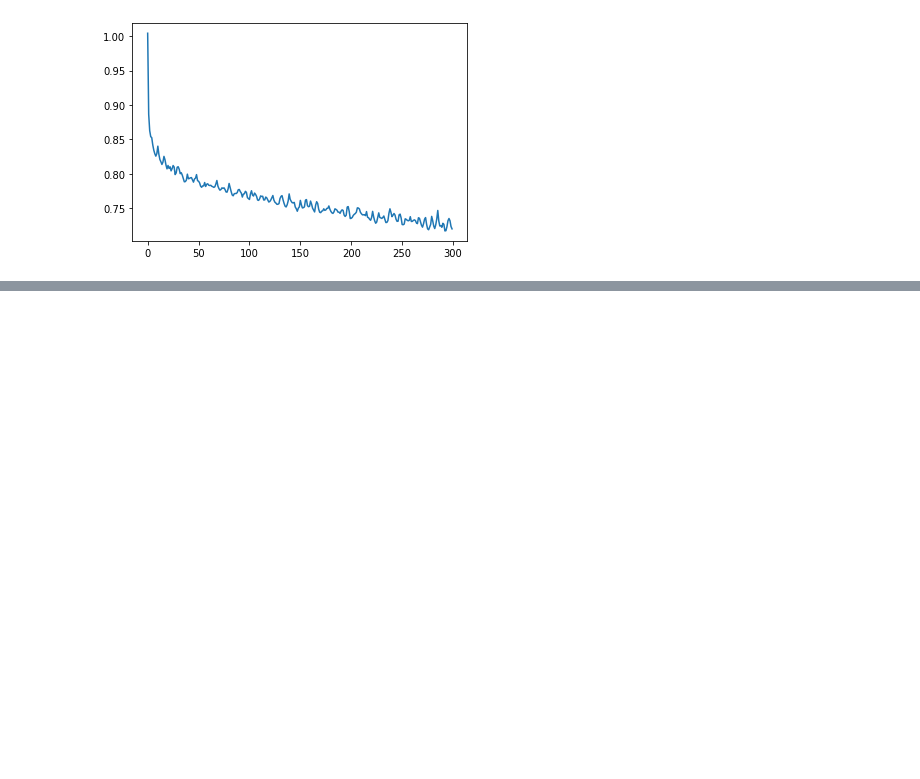
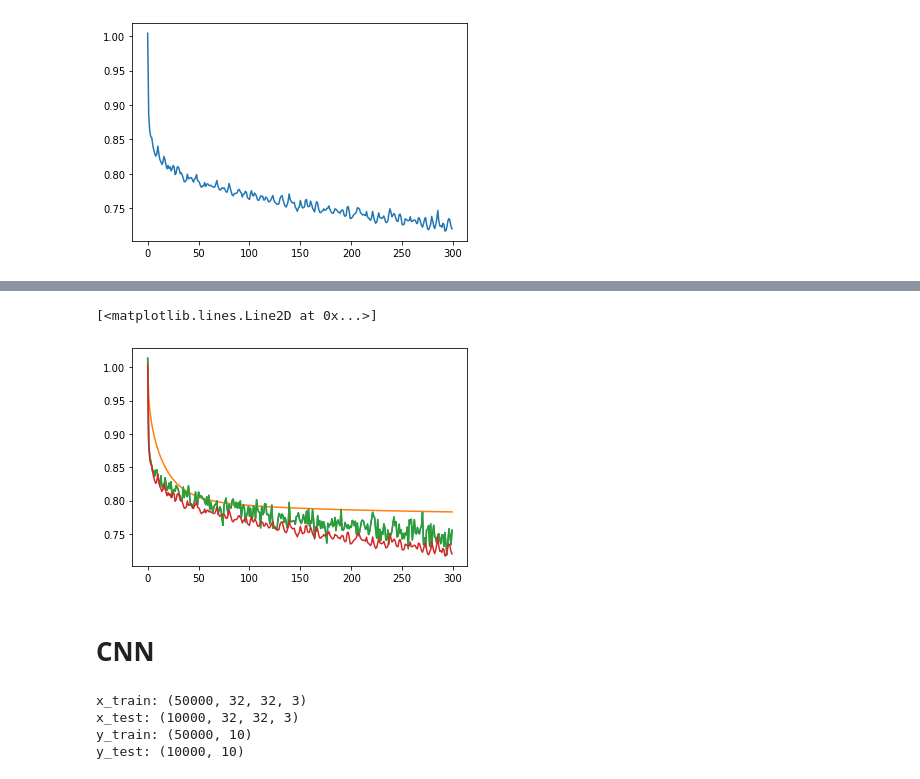
Before and after one commit to OshanJayawardana/Classification-Model-Comparison-CIFAR-10, a Jupyter notebook: A04_180437U.ipynb, the cells around one changed output, grey strips where cells are left out. Cells and saved outputs as stored; diff of their text form; code cells hidden in the pictures; blank space fills up the shorter version.

```diff
--- a/A04_180437U.ipynb
+++ b/A04_180437U.ipynb
@@ -231,0 +237,9 @@ plt.plot(x_axis,loss_historyn)
+# %%
+batch_size = 500
+H=200
+iterations = 300
+lr = 1.4e-2
+lr_decay= 0.999
+reg = 5e-6 #lamda
+
+w1m,b1m,w2m,b2m,loss_historym,train_acc_historym,val_acc_historym=layer2(x_train,y_train,x_test,y_test,batch_size,H,K,Din,lr,lr_decay,reg)
@@ -231,0 +264,10 @@ plt.plot(x_axis,loss_historyn)
+# %%
+plt.plot(x_axis,loss_historym)
+plt.plot(x_axis,loss_history)
+plt.plot(x_axis,loss_historym)
+plt.plot(x_axis,loss_historyn)
+# %% [output]
+[<matplotlib.lines.Line2D at 0x...>]
+[figure, added]
+# %% [markdown]
+# CNN
@@ -231,0 +276,28 @@ plt.plot(x_axis,loss_historyn)
+# %%
+(x_train, y_train), (x_test, y_test) = keras.datasets.cifar10.load_data()
+
+K = len(np.unique(y_train)) # Classes #np.unique Find the unique elements of an array.
+Ntr = x_train.shape[0]
+Nte = x_test.shape[0]
+Din = x_train.shape[1]*x_train.shape[2]*x_train.shape[3] # CIFAR10
+
+# Normalize pixel values
+#x_train, x_test = x_train / 255.0, x_test / 255.0
+mean_image = np.mean(x_train, axis=0)
+x_train = x_train - mean_image
+x_test = x_test - mean_image
+
+y_train = tf.keras.utils.to_categorical(y_train, num_classes=K)
+y_test = tf.keras.utils.to_categorical(y_test, num_classes=K)
+
+x_train = x_train.astype('float32')
+x_test = x_test.astype('float32')
+print('x_train:', x_train.shape)
+print('x_test:', x_test.shape)
+print('y_train:', y_train.shape)
+print('y_test:', y_test.shape)
+# %% [output]
+x_train: (50000, 32, 32, 3)
+x_test: (10000, 32, 32, 3)
+y_train: (50000, 10)
+y_test: (10000, 10)
```
Also changed, not shown: parts of 6 cells of this notebook.
